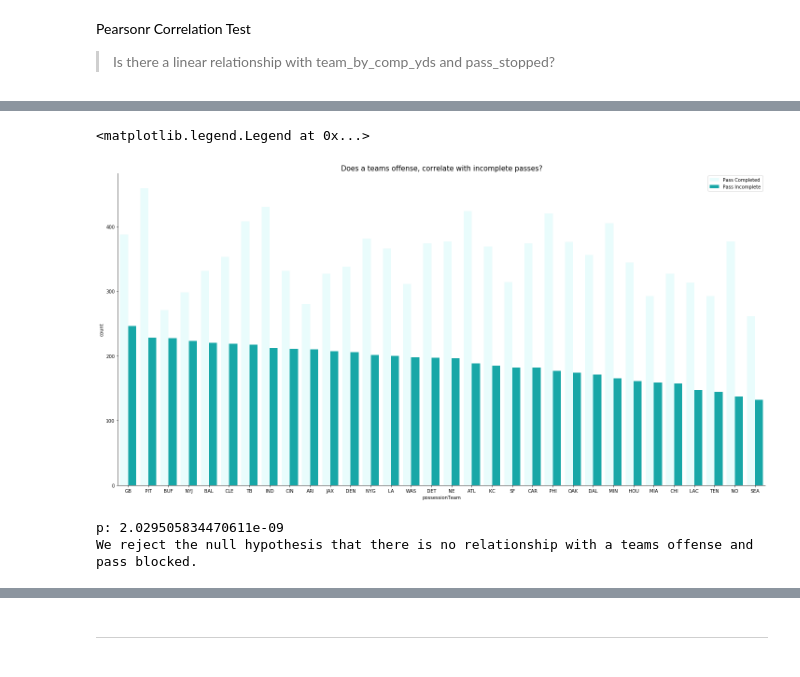
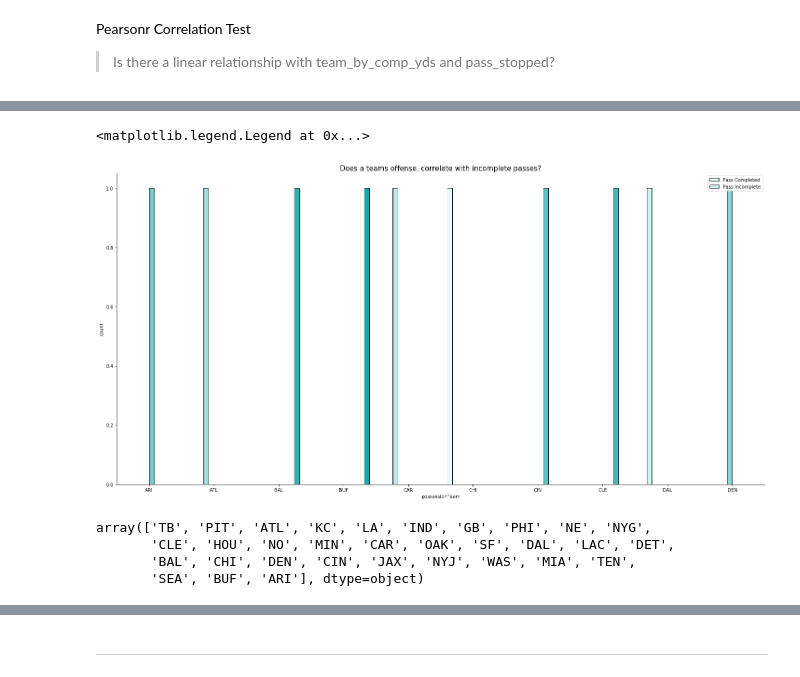
Before and after one commit to Fourth-and-Four/NFL-Big-Data-Bowl-2021, a Jupyter notebook: A_scratch.ipynb, the cells around one changed output, grey strips where cells are left out. Saved outputs shown, nothing was run; the diff lists cells and outputs as text; code cells hidden in the pictures.

```diff
--- a/A_scratch.ipynb
+++ b/A_scratch.ipynb
@@ -128,0 +250,6 @@ Name: possessionTeam, dtype: object
+# %%
+plt.rcParams['figure.figsize']=(13,7)
+mergerank10.plot(x="possessionTeam", y="passResult", kind="bar", color='teal',edgecolor='black')
+plt.title('Top 10 Incomplete passes by Team')
+plt.xlabel('Offensive Team')
+plt.ylabel('Incomplete Passes')
@@ -128,0 +282,3 @@ Name: possessionTeam, dtype: object
+# %%
+plt.rcParams['figure.figsize']=(13,7)
+mergerank.plot(x="possessionTeam", y=["offensePlayResult", "passResult"], kind="bar")
@@ -128,0 +317,4 @@ Name: possessionTeam, dtype: object
+# %%
+plt.rcParams['figure.figsize']=(13,7)
+plt.bar(team_rank10.possessionTeam, team_rank10.offensePlayResult, color='teal', edgecolor='black')
+plt.title('Top 10 offenses by pass completion yardage')
@@ -128,0 +324,4 @@ Name: possessionTeam, dtype: object
+# %%
+plt.rcParams['figure.figsize']=(13,7)
+plt.bar(team_rankn10.possessionTeam, team_rankn10.offensePlayResult, color='teal', edgecolor='black')
+plt.title('Top 10 offenses by pass completion yardage')
@@ -131,27 +333,25 @@ Name: possessionTeam, dtype: object
 #                    'LA','WAS','DET','NE','ATL','KC','CAR','SF','PHI','OAK','DAL','MIN',
 #                    'HOU','MIA','CHI','LAC','TEN','NO','SEA'])
 # %%
-plot_order = plays.groupby('possessionTeam')['passResult'].sum().sort_values(ascending=False).index.values
+plt.rcParams['figure.figsize']=(30,20)
+#plot_order = plays10.groupby('possessionTeam')['passResult'].sum().sort_values(ascending=False).index.values
 
-sns.catplot(x="possessionTeam", hue="passResult", kind="count", data=plays, height=10, aspect=2,
-            order = plot_order, color ='c')._legend.remove()
+sns.catplot(x="possessionTeam", hue="passResult", kind="count", data=plays_rank10, height=10, aspect=2,
+            #order = plot_order,
+            color ='c', ec='black')._legend.remove()
 sns.color_palette = ('husl',8)
 plt.title('Does a teams offense, correlate with incomplete passes?', size = 15)
 plt.legend(labels=('Pass Completed', 'Pass Incomplete'))
 # %% [output]
 <matplotlib.legend.Legend at 0x...>
-[figure, old version]
+[figure, new version]
-# %%
-corr, p = stats.pearsonr(df.team_by_comp_yds, df.pass_stopped)
-corr, p
-print('p:', p)
-if p < .05:
-    print('We reject the null hypothesis that there is no relationship with a teams offense and pass blocked.')
-else:
-    print('We fail to reject the null hypothesis.')
-# %% [output]
-p: 2.029505834470611e-09
-We reject the null hypothesis that there is no relationship with a teams offense and pass blocked.
+# %%
+plot_order
+# %% [output]
+array(['TB', 'PIT', 'ATL', 'KC', 'LA', 'IND', 'GB', 'PHI', 'NE', 'NYG',
+       'CLE', 'HOU', 'NO', 'MIN', 'CAR', 'OAK', 'SF', 'DAL', 'LAC', 'DET',
+       'BAL', 'CHI', 'DEN', 'CIN', 'JAX', 'NYJ', 'WAS', 'MIA', 'TEN',
+       'SEA', 'BUF', 'ARI'], dtype=object)
 # %%
 df.info()
 # %% [output]
```
Also changed, not shown: parts of 41 cells of this notebook.
